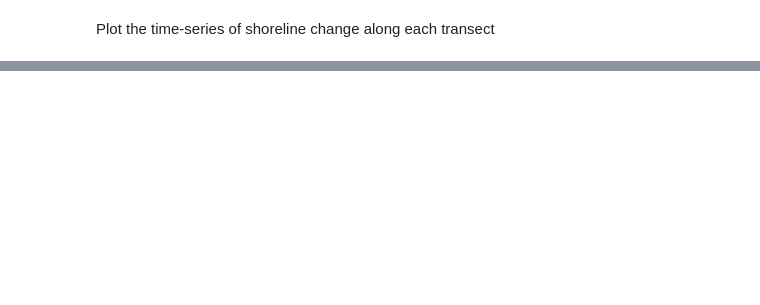
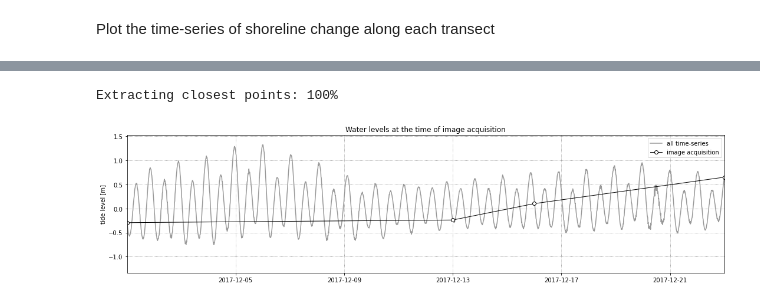
Before and after one commit to kvos/CoastSat, a Jupyter notebook: example_jupyter.ipynb, the cells around one changed output, grey strips where cells are left out. Cells and saved outputs as stored; diff of their text form; code cells hidden in the pictures; blank space fills up the shorter version.

```diff
--- a/example_jupyter.ipynb
+++ b/example_jupyter.ipynb
@@ -190,0 +252,21 @@ fig.set_size_inches([15.76,  8.52])
+# %%
+# load the measured tide data
+filepath = os.path.join(os.getcwd(),'examples','NARRA_tides.csv')
+tide_data = pd.read_csv(filepath, parse_dates=['dates'])
+dates_ts = [_.to_pydatetime() for _ in tide_data['dates']]
+tides_ts = np.array(tide_data['tide'])
+
+# get tide levels corresponding to the time of image acquisition
+dates_sat = output['dates']
+tides_sat = SDS_tools.get_closest_datapoint(dates_sat, dates_ts, tides_ts)
+
+# plot the subsampled tide data
+fig, ax = plt.subplots(1,1,figsize=(15,4), tight_layout=True)
+ax.grid(which='major', linestyle=':', color='0.5')
+ax.plot(tide_data['dates'], tide_data['tide'], '-', color='0.6', label='all time-series')
+ax.plot(dates_sat, tides_sat, '-o', color='k', ms=6, mfc='w',lw=1, label='image acquisition')
+ax.set(ylabel='tide level [m]',xlim=[dates_sat[0],dates_sat[-1]], title='Water levels at the time of image acquisition');
+ax.legend();
+# %% [output]
+Extracting closest points: 100%
+[figure, added]
```
Also changed, not shown: parts of 19 cells of this notebook, 12 other files.
